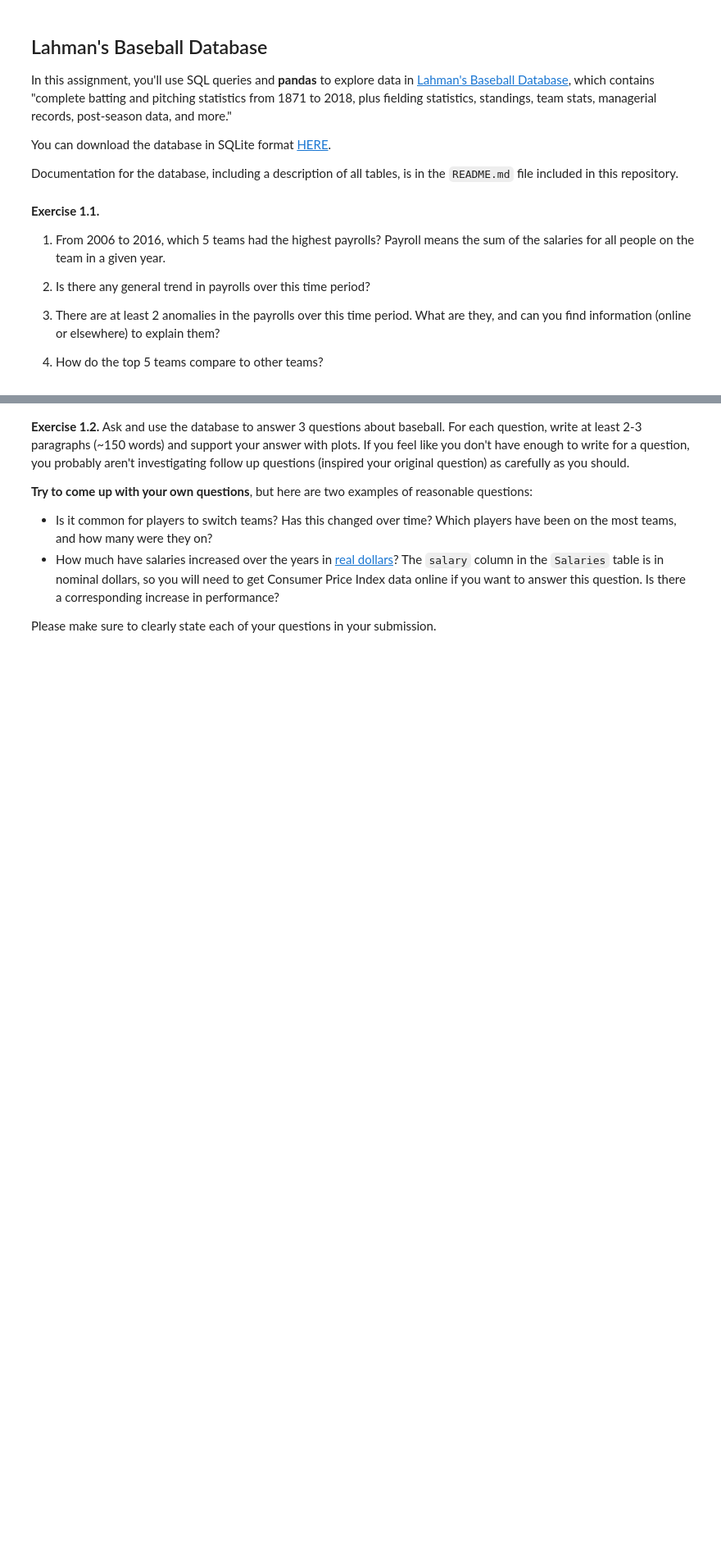
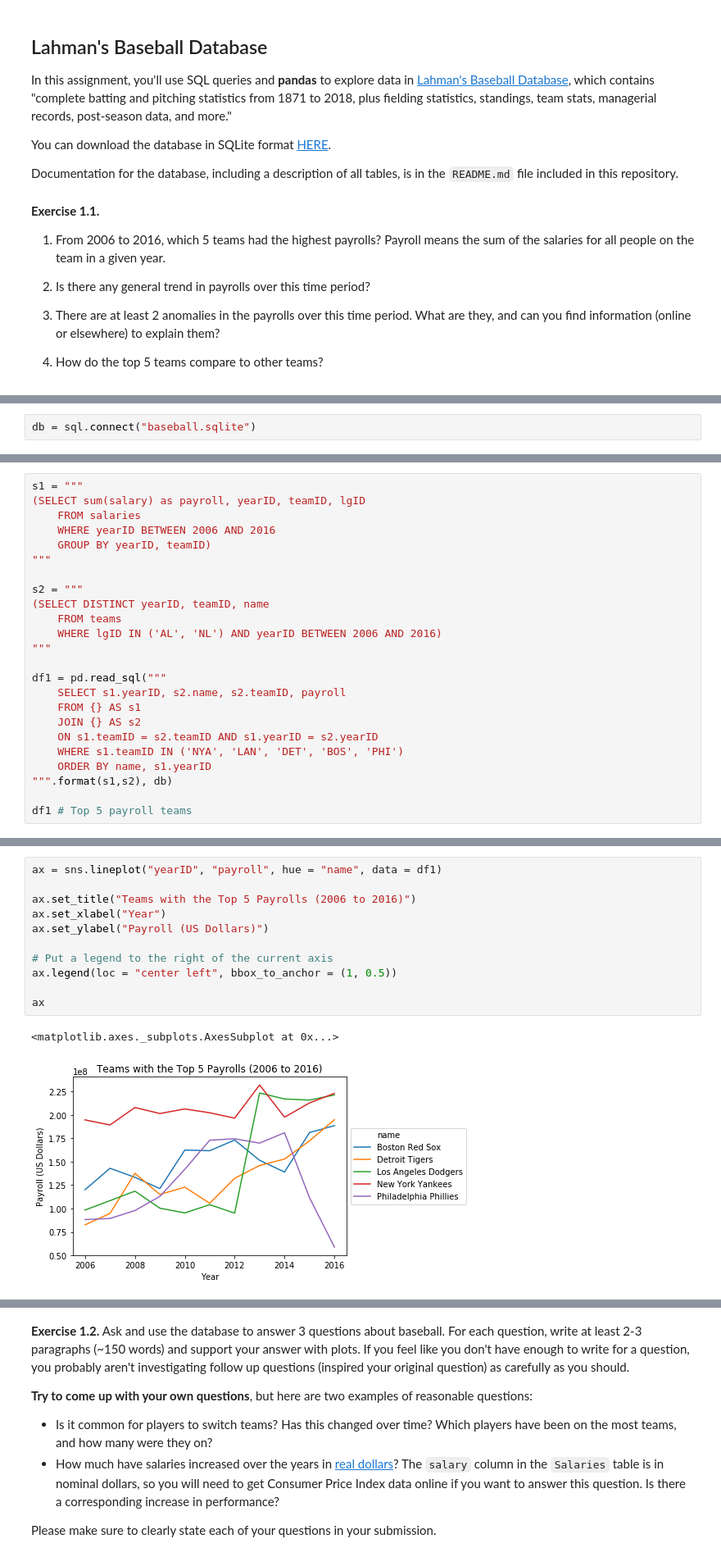
Before and after one commit to domitchler/sta141b-assignment-5, a Jupyter notebook: hw5.ipynb, the cells around one changed output, grey strips where cells are left out. Shown at 82% size. Cells and saved outputs as stored; diff of their text form; blank space fills up the shorter version.

```diff
--- a/hw5.ipynb
+++ b/hw5.ipynb
@@ -28,0 +37,2 @@ __Exercise 1.1.__
+# %%
+db = sql.connect("baseball.sqlite")
@@ -28,0 +93,24 @@ __Exercise 1.1.__
+# %%
+s1 = """
+(SELECT sum(salary) as payroll, yearID, teamID, lgID
+    FROM salaries
+    WHERE yearID BETWEEN 2006 AND 2016
+    GROUP BY yearID, teamID)
+"""
+
+s2 = """
+(SELECT DISTINCT yearID, teamID, name
+    FROM teams
+    WHERE lgID IN ('AL', 'NL') AND yearID BETWEEN 2006 AND 2016)
+"""
+
+df1 = pd.read_sql("""
+    SELECT s1.yearID, s2.name, s2.teamID, payroll
+    FROM {} AS s1
+    JOIN {} AS s2
+    ON s1.teamID = s2.teamID AND s1.yearID = s2.yearID
+    WHERE s1.teamID IN ('NYA', 'LAN', 'DET', 'BOS', 'PHI')
+    ORDER BY name, s1.yearID
+""".format(s1,s2), db)
+
+df1 # Top 5 payroll teams
@@ -28,0 +135,14 @@ __Exercise 1.1.__
+# %%
+ax = sns.lineplot("yearID", "payroll", hue = "name", data = df1)
+
+ax.set_title("Teams with the Top 5 Payrolls (2006 to 2016)")
+ax.set_xlabel("Year")
+ax.set_ylabel("Payroll (US Dollars)")
+
+# Put a legend to the right of the current axis
+ax.legend(loc = "center left", bbox_to_anchor = (1, 0.5))
+
+ax
+# %% [output]
+<matplotlib.axes._subplots.AxesSubplot at 0x...>
+[figure, added]
```
Also changed, not shown: parts of 20 cells of this notebook.
